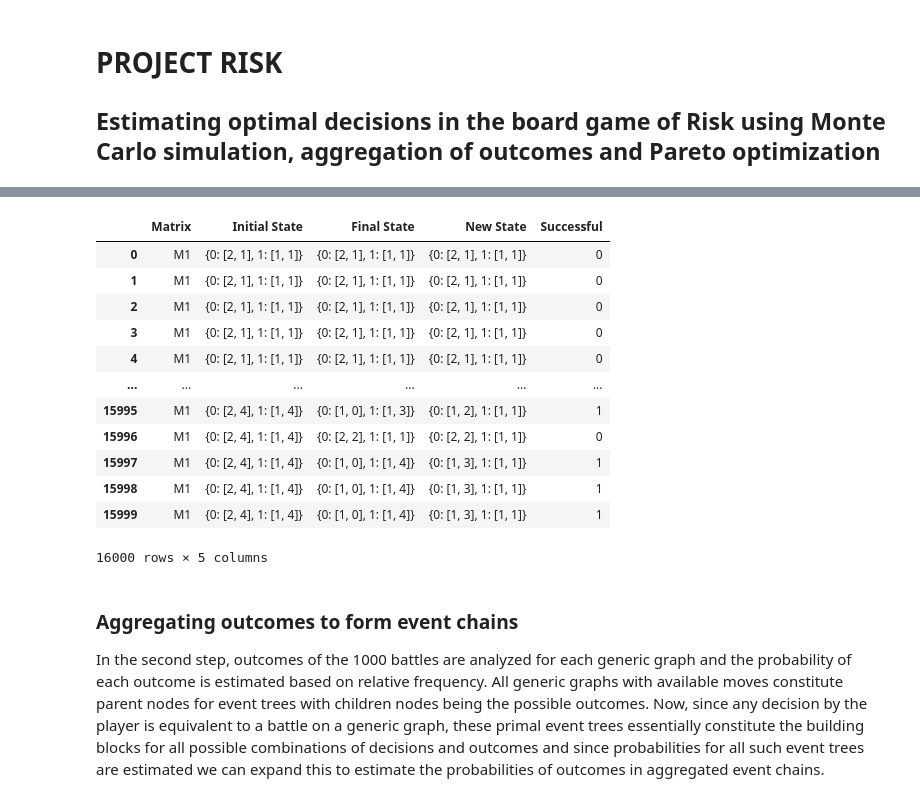
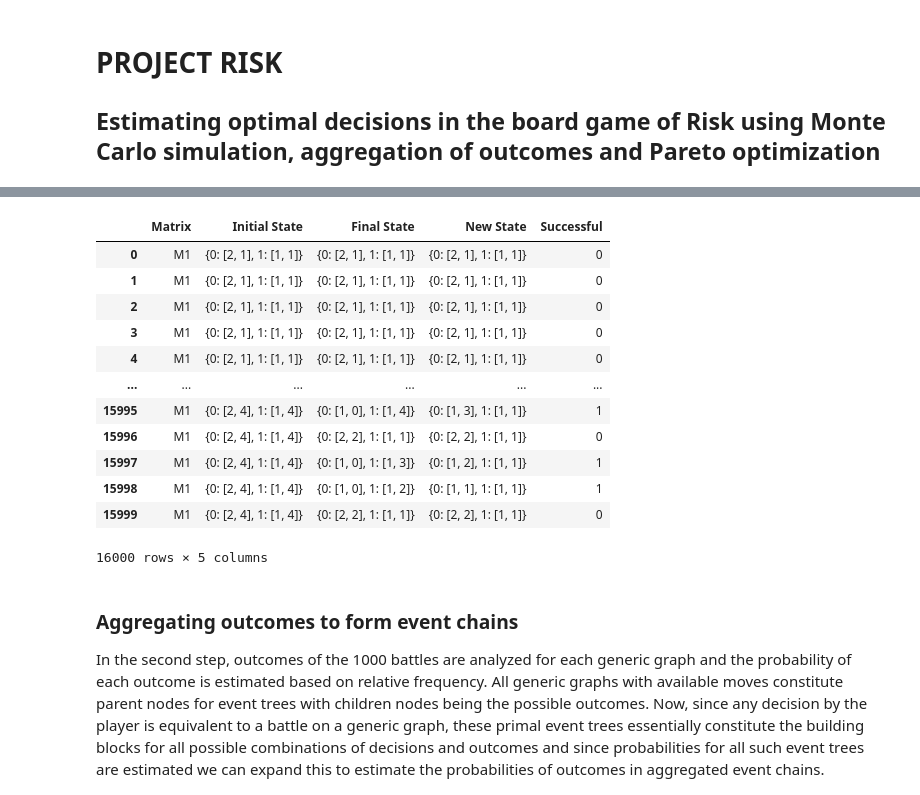
Before and after one commit to IkonRules/su-mt4007, a Jupyter notebook: Course_Project/PROJECT_RISK.ipynb, the cells around one changed output, grey strips where cells are left out. Cells and saved outputs as stored; diff of their text form; code cells hidden in the pictures.

```diff
--- a/Course_Project/PROJECT_RISK.ipynb
+++ b/Course_Project/PROJECT_RISK.ipynb
@@ -37,19 +40,20 @@ We then use a Monte Carlo simulation approach to simulate 1000 battles on each g
 # %%
-example_result = pd.read_csv('M1_simulation_results.csv')
-example_result
+import pandas as pd
+example_battle_simulation_output = pd.read_csv('M1_simulation_results.csv')
+example_battle_simulation_output
 # %% [output]
 |  | Matrix | Initial State | Final State | New State | Successful |
 | 0 | M1 | {0: [2, 1], 1: [1, 1]} | {0: [2, 1], 1: [1, 1]} | {0: [2, 1], 1: [1, 1]} | 0 |
 | 1 | M1 | {0: [2, 1], 1: [1, 1]} | {0: [2, 1], 1: [1, 1]} | {0: [2, 1], 1: [1, 1]} | 0 |
 | 2 | M1 | {0: [2, 1], 1: [1, 1]} | {0: [2, 1], 1: [1, 1]} | {0: [2, 1], 1: [1, 1]} | 0 |
 | 3 | M1 | {0: [2, 1], 1: [1, 1]} | {0: [2, 1], 1: [1, 1]} | {0: [2, 1], 1: [1, 1]} | 0 |
 | 4 | M1 | {0: [2, 1], 1: [1, 1]} | {0: [2, 1], 1: [1, 1]} | {0: [2, 1], 1: [1, 1]} | 0 |
 | ... | ... | ... | ... | ... | ... |
-| 15995 | M1 | {0: [2, 4], 1: [1, 4]} | {0: [1, 0], 1: [1, 3]} | {0: [1, 2], 1: [1, 1]} | 1 |
+| 15995 | M1 | {0: [2, 4], 1: [1, 4]} | {0: [1, 0], 1: [1, 4]} | {0: [1, 3], 1: [1, 1]} | 1 |
 | 15996 | M1 | {0: [2, 4], 1: [1, 4]} | {0: [2, 2], 1: [1, 1]} | {0: [2, 2], 1: [1, 1]} | 0 |
-| 15997 | M1 | {0: [2, 4], 1: [1, 4]} | {0: [1, 0], 1: [1, 4]} | {0: [1, 3], 1: [1, 1]} | 1 |
-| 15998 | M1 | {0: [2, 4], 1: [1, 4]} | {0: [1, 0], 1: [1, 4]} | {0: [1, 3], 1: [1, 1]} | 1 |
-| 15999 | M1 | {0: [2, 4], 1: [1, 4]} | {0: [1, 0], 1: [1, 4]} | {0: [1, 3], 1: [1, 1]} | 1 |
+| 15997 | M1 | {0: [2, 4], 1: [1, 4]} | {0: [1, 0], 1: [1, 3]} | {0: [1, 2], 1: [1, 1]} | 1 |
+| 15998 | M1 | {0: [2, 4], 1: [1, 4]} | {0: [1, 0], 1: [1, 2]} | {0: [1, 1], 1: [1, 1]} | 1 |
+| 15999 | M1 | {0: [2, 4], 1: [1, 4]} | {0: [2, 2], 1: [1, 1]} | {0: [2, 2], 1: [1, 1]} | 0 |
 16000 rows × 5 columns
 # %% [markdown]
 ### Aggregating outcomes to form event chains
```
Also changed, not shown: parts of 10 cells of this notebook, 8 other files.
